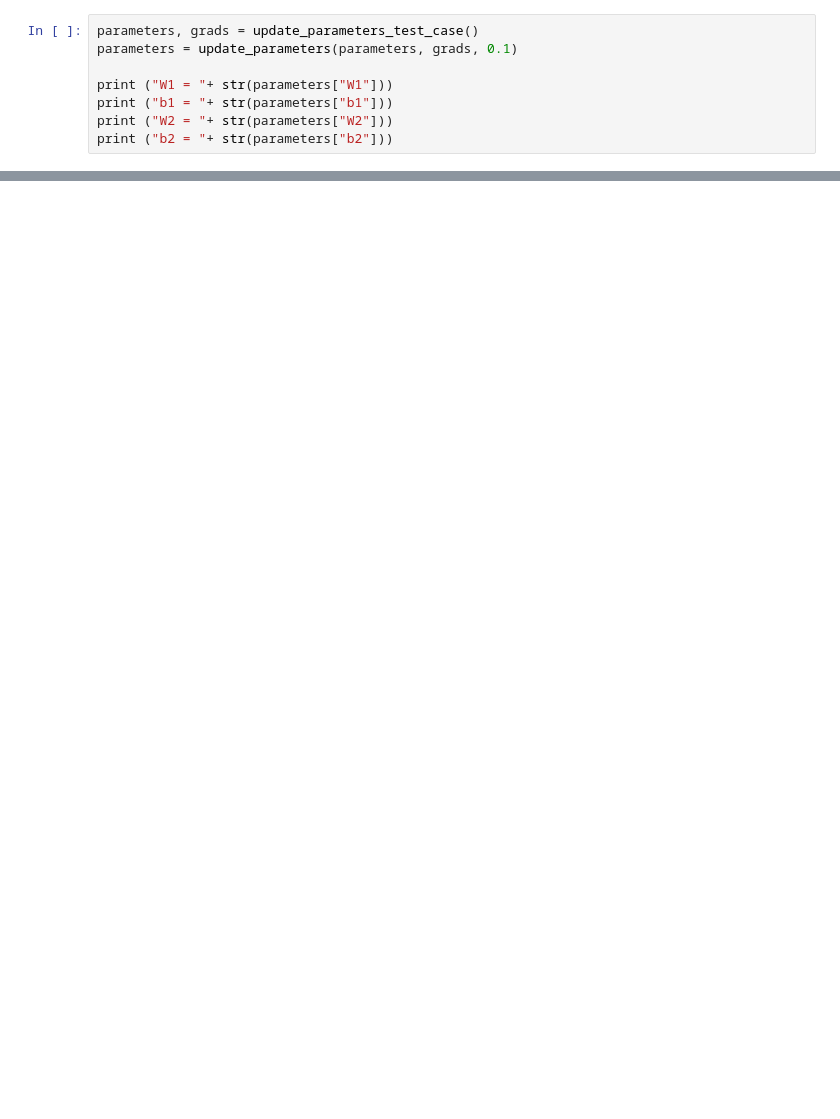
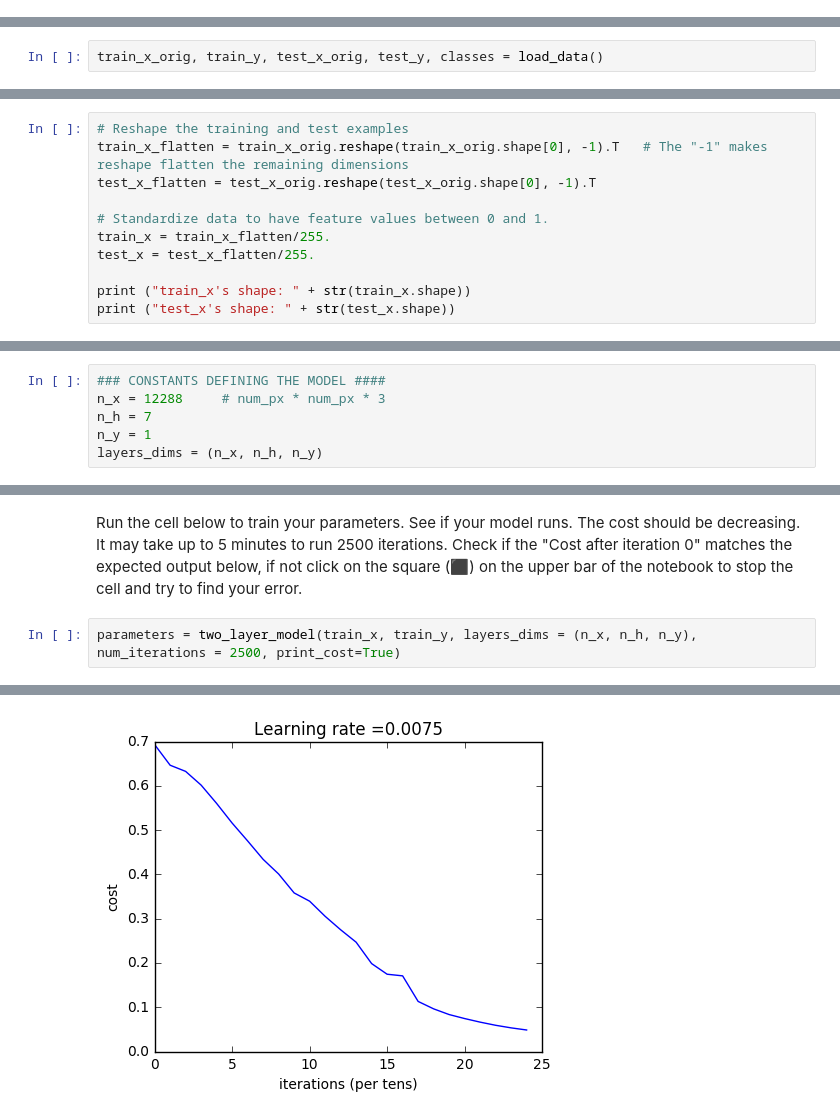
Before and after one commit to ayushmandey97/skynet-101, a Jupyter notebook: deep_NN_classifier_cats.ipynb, the cells around one changed output, grey strips where cells are left out. Cells and saved outputs as stored; diff of their text form; blank space fills up the shorter version.

```diff
--- a/deep_NN_classifier_cats.ipynb
+++ b/deep_NN_classifier_cats.ipynb
@@ -998,8 +0,0 @@ def update_parameters(parameters, grads, learning_rate):
-# %%
-parameters, grads = update_parameters_test_case()
-parameters = update_parameters(parameters, grads, 0.1)
-
-print ("W1 = "+ str(parameters["W1"]))
-print ("b1 = "+ str(parameters["b1"]))
-print ("W2 = "+ str(parameters["W2"]))
-print ("b2 = "+ str(parameters["b2"]))
@@ -1054,0 +52,2 @@ You will in fact use these models to classify cat vs non-cat images!
+# %%
+train_x_orig, train_y, test_x_orig, test_y, classes = load_data()
@@ -1054,0 +91,11 @@ You will in fact use these models to classify cat vs non-cat images!
+# %%
+# Reshape the training and test examples
+train_x_flatten = train_x_orig.reshape(train_x_orig.shape[0], -1).T   # The "-1" makes reshape flatten the remaining dimensions
+test_x_flatten = test_x_orig.reshape(test_x_orig.shape[0], -1).T
+
+# Standardize data to have feature values between 0 and 1.
+train_x = train_x_flatten/255.
+test_x = test_x_flatten/255.
+
+print ("train_x's shape: " + str(train_x.shape))
+print ("test_x's shape: " + str(test_x.shape))
@@ -1054,0 +179,6 @@ You will in fact use these models to classify cat vs non-cat images!
+# %%
+### CONSTANTS DEFINING THE MODEL ####
+n_x = 12288     # num_px * num_px * 3
+n_h = 7
+n_y = 1
+layers_dims = (n_x, n_h, n_y)
@@ -1054,0 +277,5 @@ You will in fact use these models to classify cat vs non-cat images!
+# %% [markdown]
+Run the cell below to train your parameters. See if your model runs. The cost should be decreasing. It may take up to 5 minutes to run 2500 iterations. Check if the "Cost after iteration 0" matches the expected output below, if not click on the square (⬛) on the upper bar of the notebook to stop the cell and try to find your error.
+# %%
+parameters = two_layer_model(train_x, train_y, layers_dims = (n_x, n_h, n_y), num_iterations = 2500, print_cost=True)
+# %% [output]
@@ -1054,0 +299 @@ You will in fact use these models to classify cat vs non-cat images!
+[figure, added]
```
Also changed, not shown: parts of 93 cells of this notebook.
